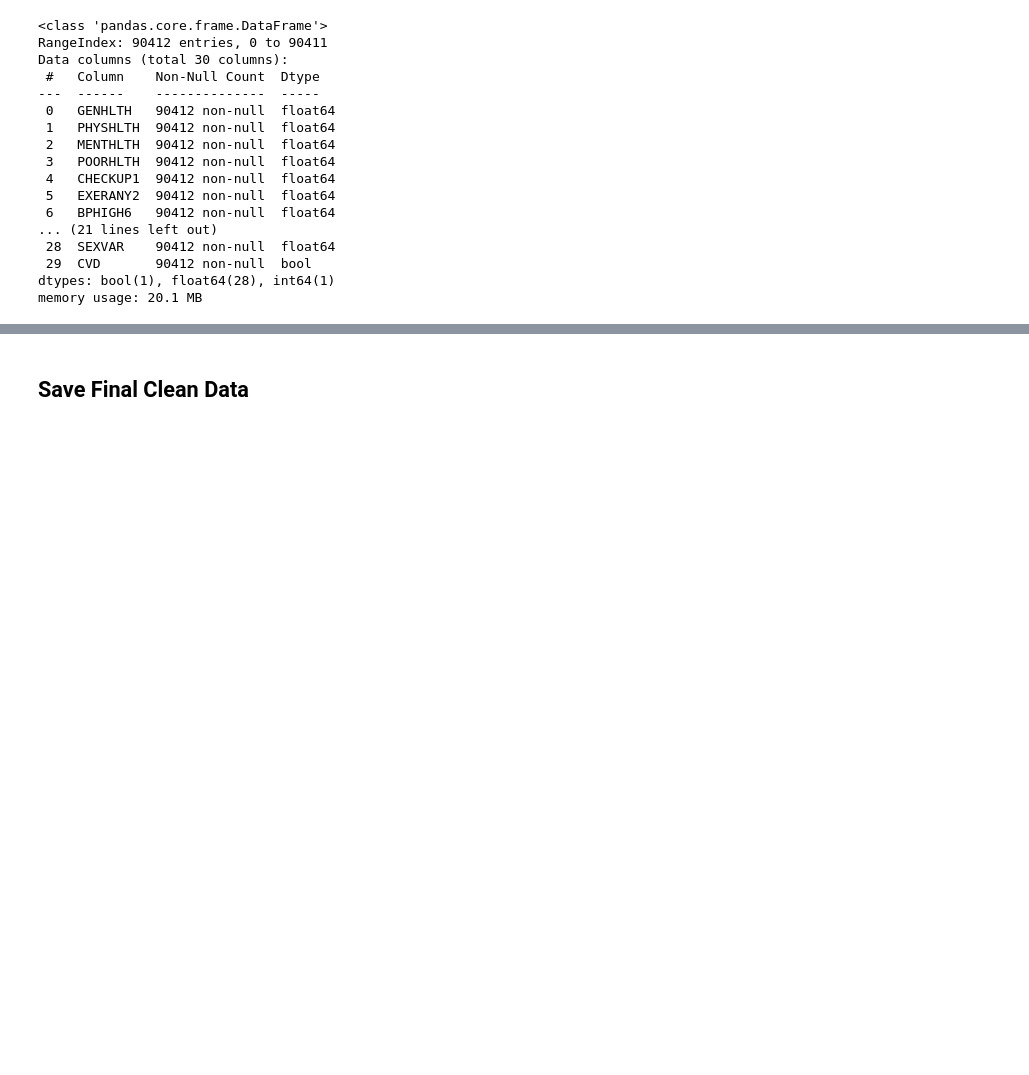
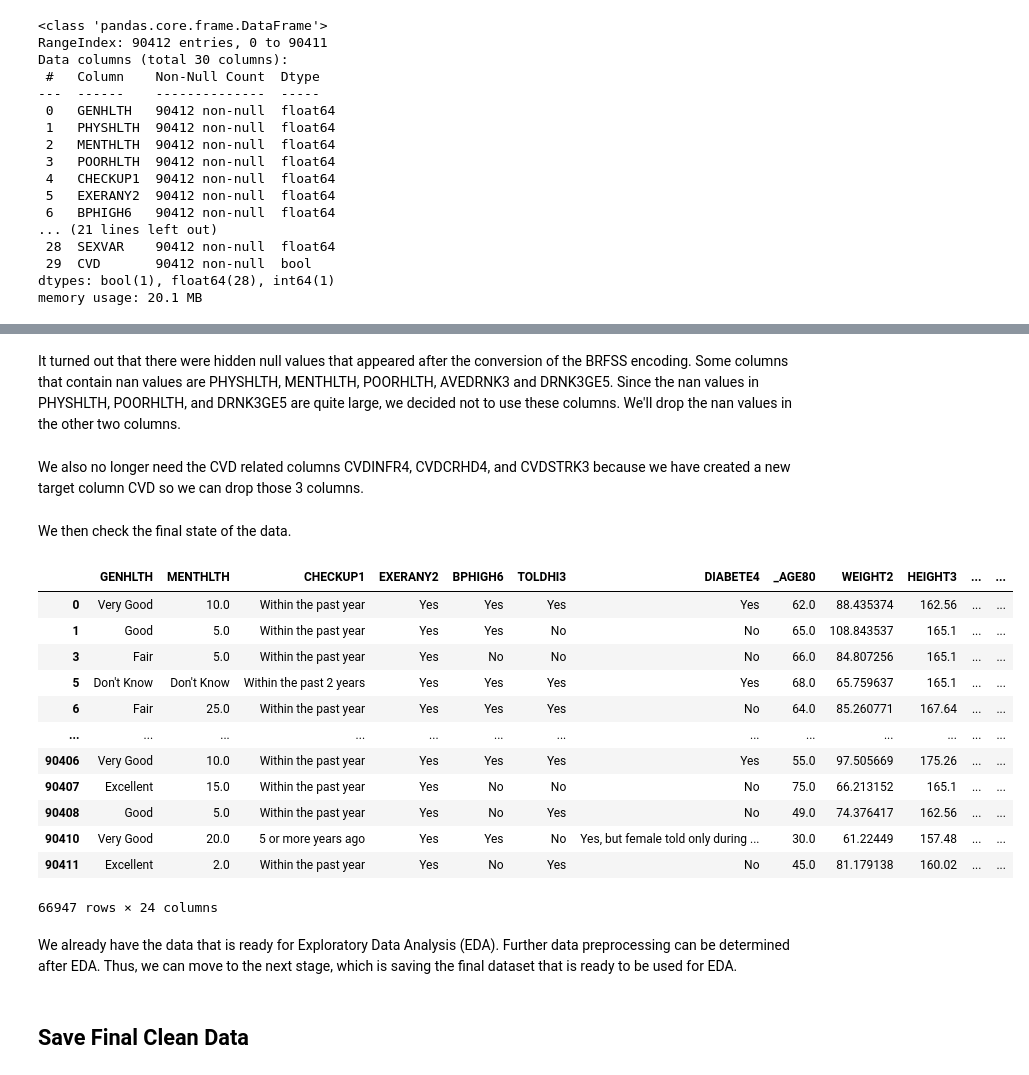
Before and after one commit to bagusrakaop/HealAssist, a Jupyter notebook: ml-workspace/cvd.ipynb, the cells around one changed output, grey strips where cells are left out. Drawn from its saved outputs; the diff is of its cells as text; code cells hidden in the pictures; blank space fills up the shorter version.

Commit message:
feat: add final dataset (EDA ready dataset)

```diff
--- a/ml-workspace/cvd.ipynb
+++ b/ml-workspace/cvd.ipynb
@@ -644,0 +649,5 @@ memory usage: 20.1 MB
+# %%
+import pandas as pd
+
+df_clean = pd.read_csv("./dataset/dataset_cp.csv")
+df_clean.head()
@@ -645,3 +763,32 @@ memory usage: 20.1 MB
+# %% [markdown]
+It turned out that there were hidden null values that appeared after the conversion of the BRFSS encoding. Some columns that contain nan values are PHYSHLTH, MENTHLTH, POORHLTH, AVEDRNK3 and DRNK3GE5. Since the nan values in PHYSHLTH, POORHLTH, and DRNK3GE5 are quite large, we decided not to use these columns. We'll drop the nan values in the other two columns.
+# %%
+df_clean.drop(["DRNK3GE5", "PHYSHLTH", "POORHLTH"], axis=1, inplace=True)
+df_clean.dropna(inplace=True)
+# %% [markdown]
+We also no longer need the CVD related columns CVDINFR4, CVDCRHD4, and CVDSTRK3 because we have created a new target column CVD so we can drop those 3 columns.
+# %%
+df_clean.drop(["CVDINFR4", "CVDCRHD4", "CVDSTRK3"], axis=1, inplace=True)
+# %% [markdown]
+We then check the final state of the data.
+# %%
+df_clean
+# %% [output]
+|  | GENHLTH | MENTHLTH | CHECKUP1 | EXERANY2 | BPHIGH6 | TOLDHI3 | DIABETE4 | _AGE80 | WEIGHT2 | HEIGHT3 | ... | ... |
+| 0 | Very Good | 10.0 | Within the past year | Yes | Yes | Yes | Yes | 62.0 | 88.435374 | 162.56 | ... | ... |
+| 1 | Good | 5.0 | Within the past year | Yes | Yes | No | No | 65.0 | 108.843537 | 165.1 | ... | ... |
+| 3 | Fair | 5.0 | Within the past year | Yes | No | No | No | 66.0 | 84.807256 | 165.1 | ... | ... |
+| 5 | Don't Know | Don't Know | Within the past 2 years | Yes | Yes | Yes | Yes | 68.0 | 65.759637 | 165.1 | ... | ... |
+| 6 | Fair | 25.0 | Within the past year | Yes | Yes | Yes | No | 64.0 | 85.260771 | 167.64 | ... | ... |
+| ... | ... | ... | ... | ... | ... | ... | ... | ... | ... | ... | ... | ... |
+| 90406 | Very Good | 10.0 | Within the past year | Yes | Yes | Yes | Yes | 55.0 | 97.505669 | 175.26 | ... | ... |
+| 90407 | Excellent | 15.0 | Within the past year | Yes | No | No | No | 75.0 | 66.213152 | 165.1 | ... | ... |
+| 90408 | Good | 5.0 | Within the past year | Yes | No | Yes | No | 49.0 | 74.376417 | 162.56 | ... | ... |
+| 90410 | Very Good | 20.0 | 5 or more years ago | Yes | Yes | No | Yes, but female told only during ... | 30.0 | 61.22449 | 157.48 | ... | ... |
+| 90411 | Excellent | 2.0 | Within the past year | Yes | No | Yes | No | 45.0 | 81.179138 | 160.02 | ... | ... |
+66947 rows × 24 columns
+# %% [markdown]
+We already have the data that is ready for Exploratory Data Analysis (EDA). Further data preprocessing can be determined after EDA. Thus, we can move to the next stage, which is saving the final dataset that is ready to be used for EDA.
 # %% [markdown]
 ## Save Final Clean Data
 # %% [markdown]
```
Also changed, not shown: parts of 12 cells of this notebook, 1 other file.
